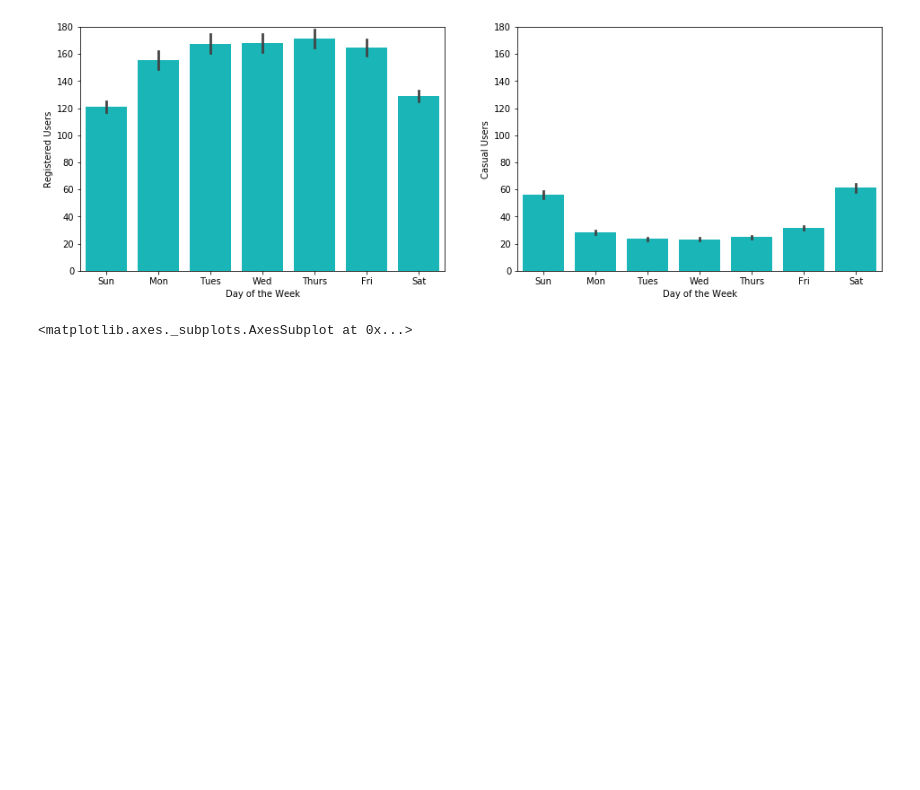
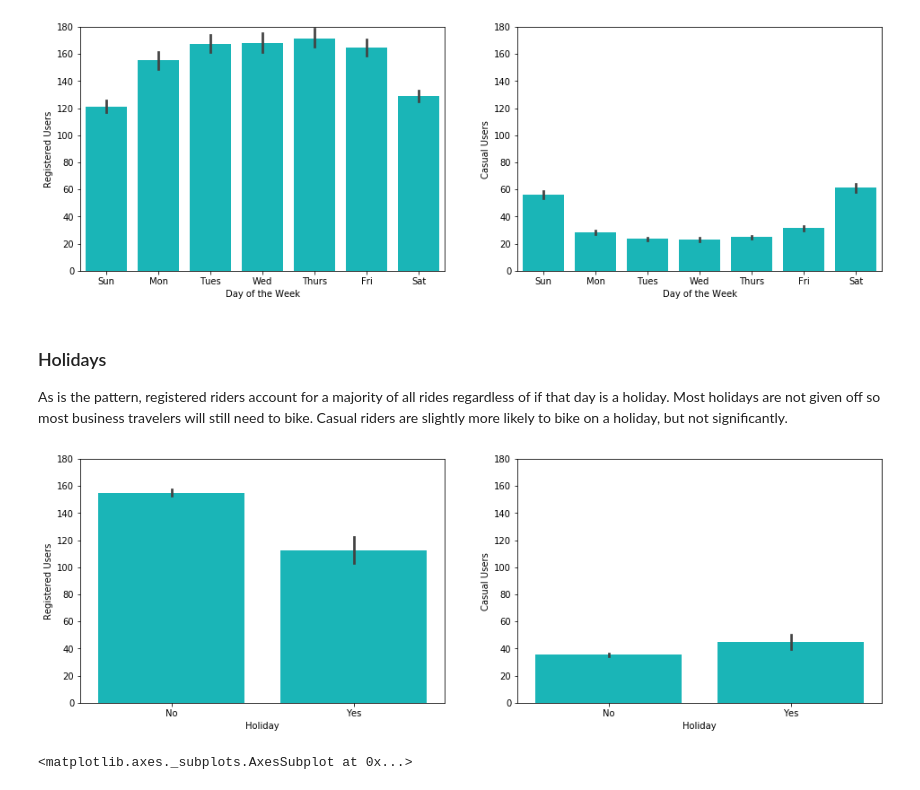
Before and after one commit to ArenCarpenter/Predicting_Bike_Ridership, a Jupyter notebook: 01_Exploratory_Data_Analysis.ipynb, the cells around one changed output. Saved outputs shown, nothing was run; the diff lists cells and outputs as text; code cells hidden in the pictures; blank space fills up the shorter version.

Commit message:
Add EDA on Holidays and Day of Week

```diff
--- a/01_Exploratory_Data_Analysis.ipynb
+++ b/01_Exploratory_Data_Analysis.ipynb
@@ -127,6 +127,23 @@ fig.set_figwidth(16)
 plt.show()
 # %% [output]
 [figure]
+# %% [markdown]
+### Holidays
+
+As is the pattern, registered riders account for a majority of all rides regardless of if that day is a holiday. Most holidays are not given off so most business travelers will still need to bike. Casual riders are slightly more likely to bike on a holiday, but not significantly.
+# %%
+fig, ax = plt.subplots(1,2)
+sns.barplot(data=df, x = 'Holiday', y = 'Registered Users', color = 'darkturquoise', ax = ax[0]
+                    ).set_xticklabels(['No', 'Yes'])
+sns.barplot(data=df, x = 'Holiday', y = 'Casual Users', color = 'darkturquoise', ax = ax[1]
+                   ).set_xticklabels(['No', 'Yes'])
+ax[0].set(ylim=(0, 180))
+ax[1].set(ylim=(0, 180))
+fig.set_figheight(5)
+fig.set_figwidth(16)
+plt.show()
+# %% [output]
+[figure, added]
 # %%
 sns.lineplot(x=df.Date, y=df['Total Users'], color = 'darkturquoise')
 # %% [output]
```
Also changed, not shown: parts of 1 cell of this notebook.
